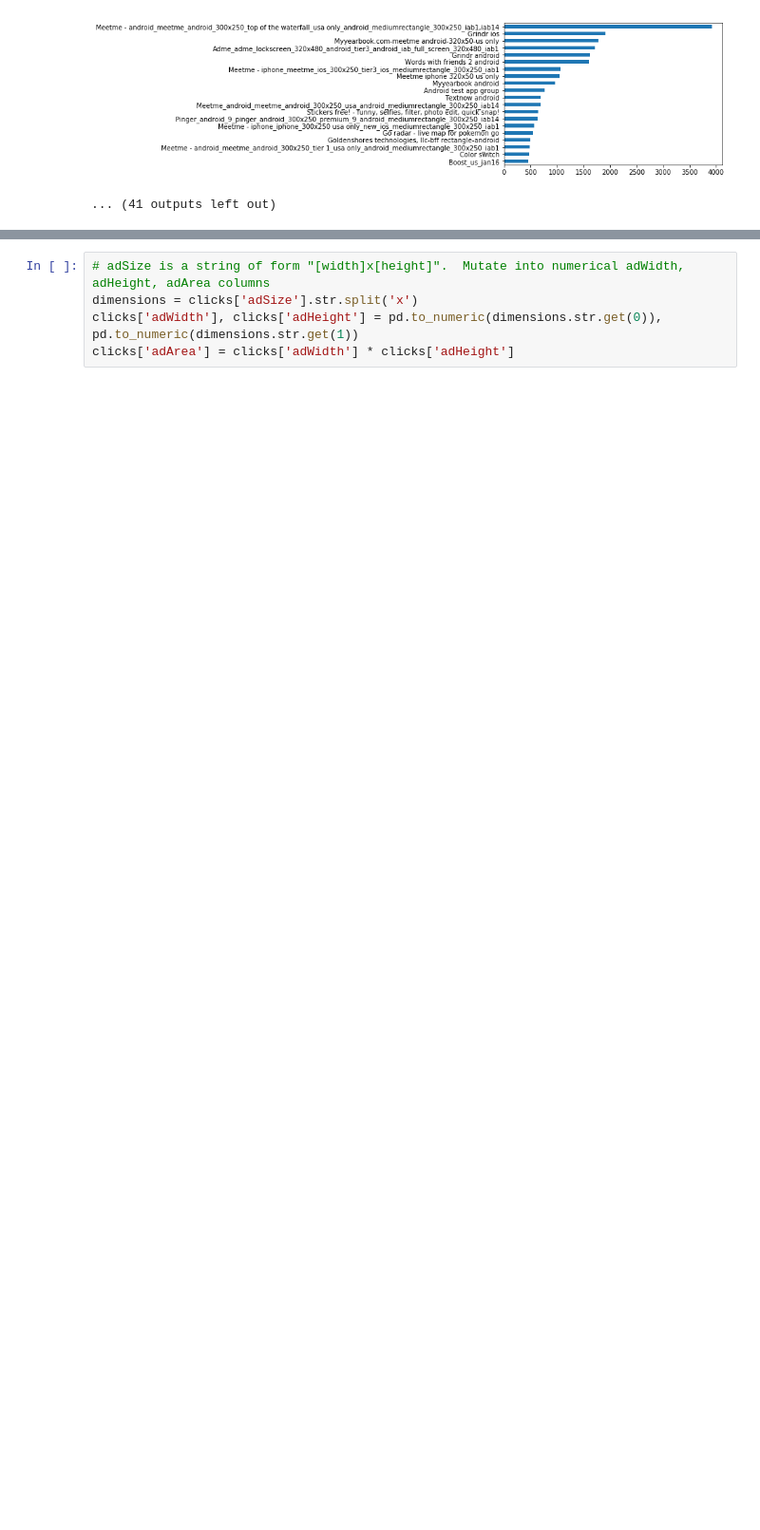
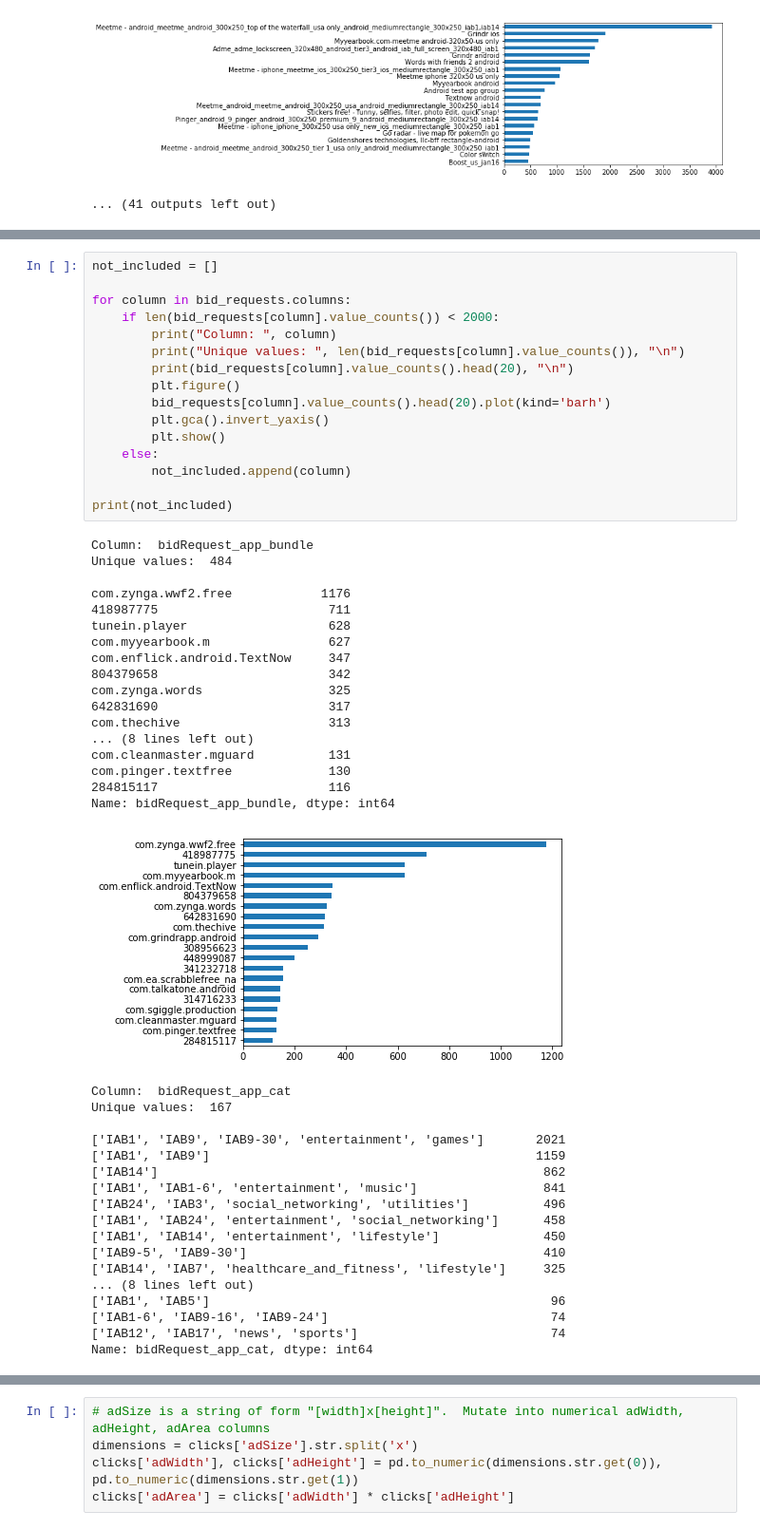
Before and after one commit to dl7631/Clicks, a Jupyter notebook: 1 Data Exploration Locally/Capstone Project Exploratory Data Analysis.ipynb, the cells around one changed output, grey strips where cells are left out. Shown at 95% size. Drawn from its saved outputs; the diff is of its cells as text; blank space fills up the shorter version.

```diff
--- a/1 Data Exploration Locally/Capstone Project Exploratory Data Analysis.ipynb
+++ b/1 Data Exploration Locally/Capstone Project Exploratory Data Analysis.ipynb
@@ -253,3 +282,55 @@ impressions.head()
 | 2 | 2 | 12187 | 728x90 | Hosted | NaN | 2mm5zEJ2mh | 200 | Jigsaw collection hd_jigsaw colle... | 4.5 | ... |
 | 3 | 3 | 16897 | 320x480 | Rich media | NaN | 2zeOYLrni4 | 200 | My talking tom - android s2s_my t... | 4.0 | ... |
 | 4 | 4 | 12187 | 728x90 | Hosted | NaN | 248yILFDgH | 200 | Jigsaw collection hd_jigsaw colle... | 4.5 | ... |
+# %%
+not_included = []
+
+for column in bid_requests.columns:
+    if len(bid_requests[column].value_counts()) < 2000:
+        print("Column: ", column)
+        print("Unique values: ", len(bid_requests[column].value_counts()), "\n")
+        print(bid_requests[column].value_counts().head(20), "\n")
+        plt.figure()
+        bid_requests[column].value_counts().head(20).plot(kind='barh')
+        plt.gca().invert_yaxis()
+        plt.show()
+    else:
+        not_included.append(column)
+
+print(not_included)
+# %% [output]
+Column:  bidRequest_app_bundle
+Unique values:  484
+
+com.zynga.wwf2.free            1176
+418987775                       711
+tunein.player                   628
+com.myyearbook.m                627
+com.enflick.android.TextNow     347
+804379658                       342
+com.zynga.words                 325
+642831690                       317
+com.thechive                    313
+... (8 lines left out)
+com.cleanmaster.mguard          131
+com.pinger.textfree             130
+284815117                       116
+Name: bidRequest_app_bundle, dtype: int64
+[figure, added]
+Column:  bidRequest_app_cat
+Unique values:  167
+
+['IAB1', 'IAB9', 'IAB9-30', 'entertainment', 'games']       2021
+['IAB1', 'IAB9']                                            1159
+['IAB14']                                                    862
+['IAB1', 'IAB1-6', 'entertainment', 'music']                 841
+['IAB24', 'IAB3', 'social_networking', 'utilities']          496
+['IAB1', 'IAB24', 'entertainment', 'social_networking']      458
+['IAB1', 'IAB14', 'entertainment', 'lifestyle']              450
+['IAB9-5', 'IAB9-30']                                        410
+['IAB14', 'IAB7', 'healthcare_and_fitness', 'lifestyle']     325
+... (8 lines left out)
+['IAB1', 'IAB5']                                              96
+['IAB1-6', 'IAB9-16', 'IAB9-24']                              74
+['IAB12', 'IAB17', 'news', 'sports']                          74
+Name: bidRequest_app_cat, dtype: int64
```
Also changed, not shown: parts of 4 cells of this notebook.
